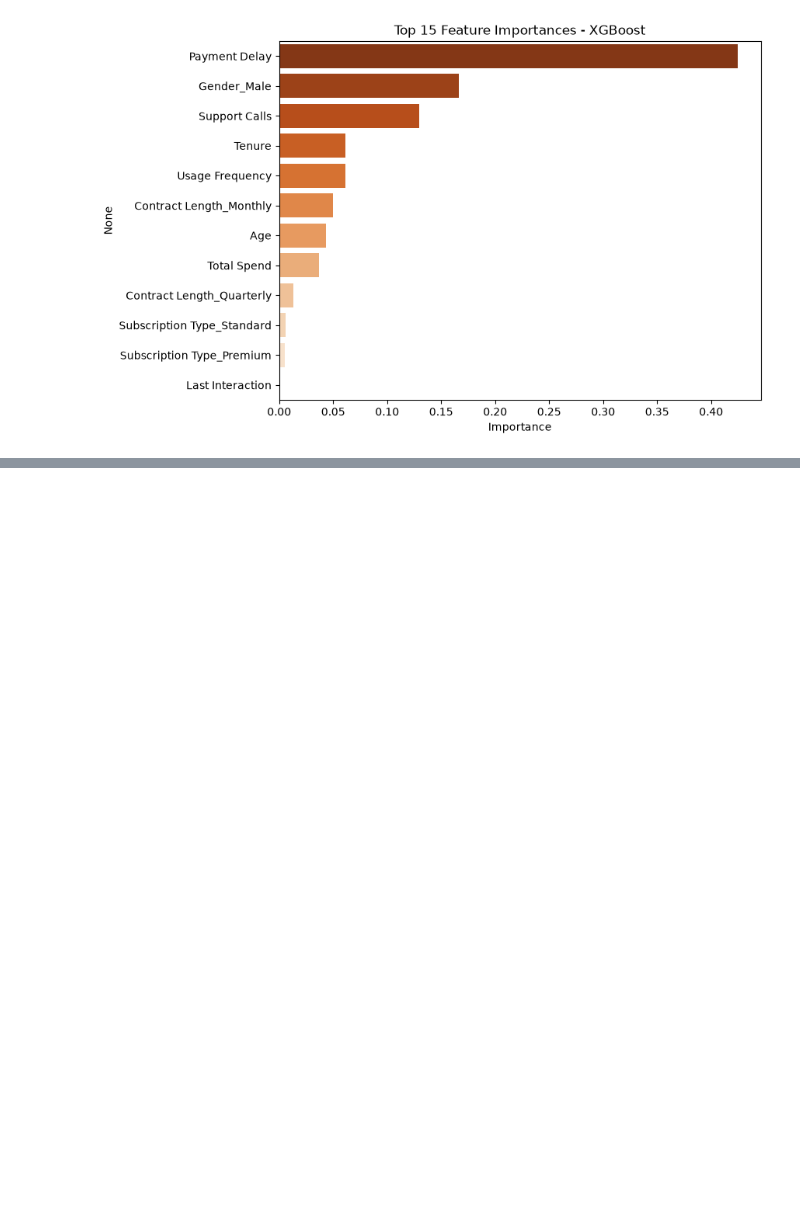
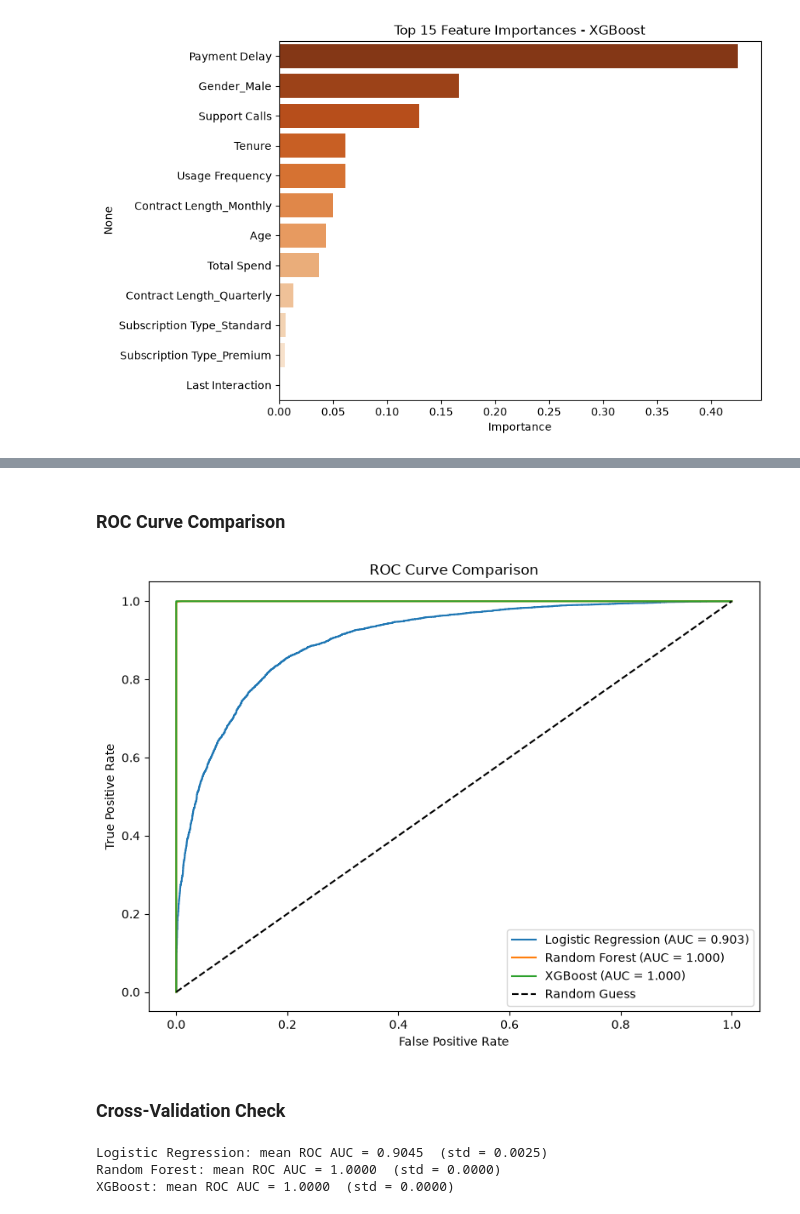
Before and after one commit to janaali2006/customer-churn-prediction, a Jupyter notebook: main (1).ipynb, the cells around one changed output, grey strips where cells are left out. Drawn from its saved outputs; the diff is of its cells as text; code cells hidden in the pictures; blank space fills up the shorter version.

```diff
--- a/main (1).ipynb
+++ b/main (1).ipynb
@@ -450,0 +506,38 @@ Passing `palette` without assigning `hue` is deprecated and will be removed in v
+# %% [markdown]
+### ROC Curve Comparison
+# %%
+plt.figure(figsize=(8, 6))
+
+models_proba = {
+    "Logistic Regression": y_proba_log,
+    "Random Forest": y_proba_rf,
+    "XGBoost": y_proba_xgb,
+}
+
+for name, y_proba in models_proba.items():
+    fpr, tpr, _ = roc_curve(y_test, y_proba)
+    auc = roc_auc_score(y_test, y_proba)
+    plt.plot(fpr, tpr, label=f"{name} (AUC = {auc:.3f})")
+
+plt.plot([0, 1], [0, 1], "k--", label="Random Guess")
+plt.xlabel("False Positive Rate")
+plt.ylabel("True Positive Rate")
+plt.title("ROC Curve Comparison")
+plt.legend(loc="lower right")
+plt.tight_layout()
+plt.show()
+# %% [output]
+[figure, added]
+# %% [markdown]
+### Cross-Validation Check
+# %%
+cv_results = {}
+
+for name, model in [("Logistic Regression", log_reg), ("Random Forest", rf), ("XGBoost", xgb_clf)]:
+    scores = cross_val_score(model, X_train, y_train, cv=5, scoring="roc_auc", n_jobs=-1)
+    cv_results[name] = scores
+    print(f"{name}: mean ROC AUC = {scores.mean():.4f}  (std = {scores.std():.4f})")
+# %% [output]
+Logistic Regression: mean ROC AUC = 0.9045  (std = 0.0025)
+Random Forest: mean ROC AUC = 1.0000  (std = 0.0000)
+XGBoost: mean ROC AUC = 1.0000  (std = 0.0000)
```
Also changed, not shown: parts of 8 cells of this notebook.
